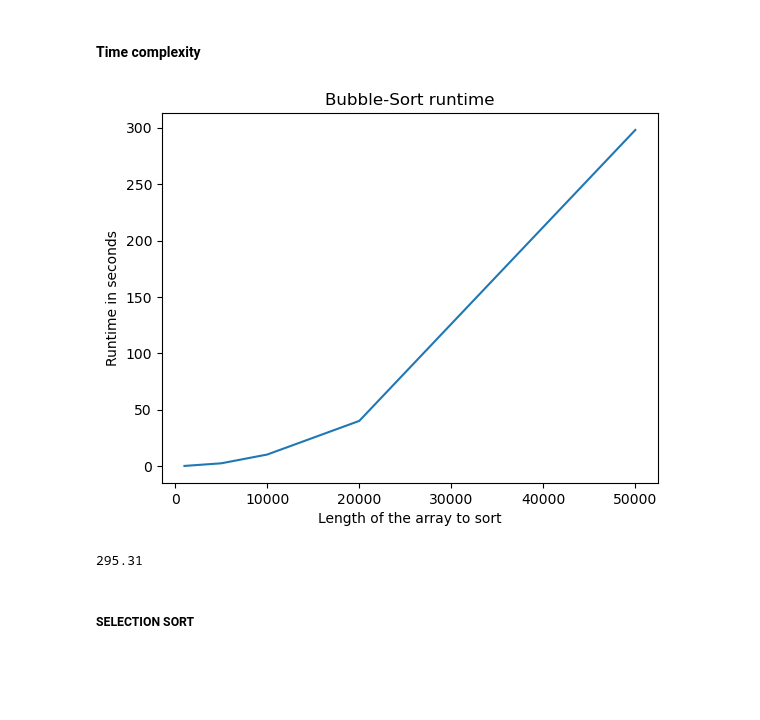
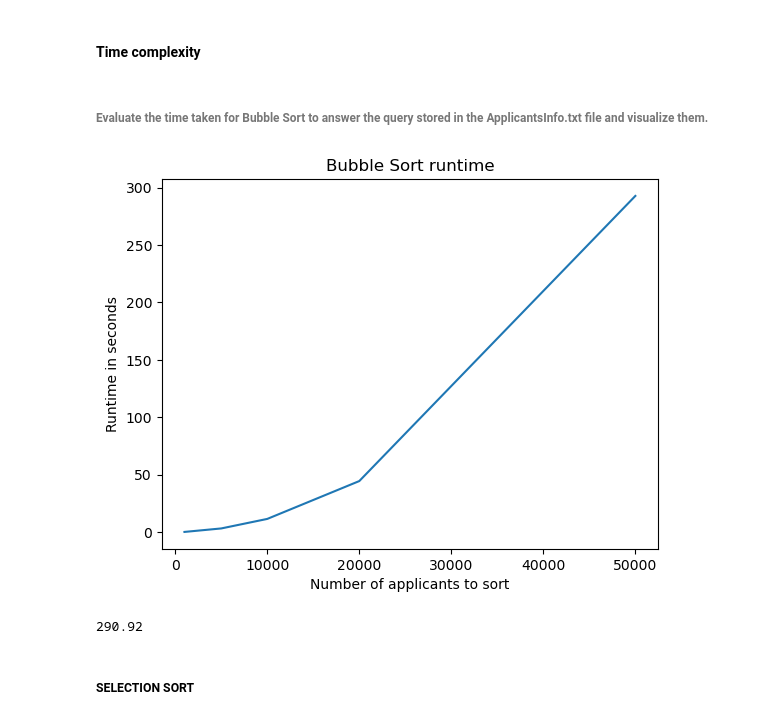
Before and after one commit to MattiaCastaldo/Homework-3, a Jupyter notebook: Theory.ipynb, the cells around one changed output. Drawn from its saved outputs; the diff is of its cells as text; code cells hidden in the pictures; blank space fills up the shorter version.

```diff
--- a/Theory.ipynb
+++ b/Theory.ipynb
@@ -60,6 +60,7 @@ with  open('ApplicantsInfo.txt','r') as f:
     data=f.readlines()
 
 def Bubble_Sort(N):
+    start=perf_counter()## perf_counter() in order to compute the time that algorithm needs to execute the query stored into ApplicantsInfo.txt
     ######################
 
     # First of all I created a list where for each row in data, it is appended a nested list where in elemnent 0 it is stored the applicant's name and in element 1 position -->
@@ -79,10 +80,11 @@ def Bubble_Sort(N):
         row.append(round(average,2))
         out.append(row)
     n=len(out)
+
     ######################
 
     # here starts the actual algorithm
-    start=perf_counter() ## perf_counter() in order to compute the time that algorithm needs to sort the list
+
     for i in range(n):
         for j in range(0,n-i-1):
 
@@ -92,32 +94,42 @@ def Bubble_Sort(N):
                 if out[j][0]>out[j+1][0]:
                     out[j],out[j+1]=out[j+1],out[j]
     ### It swaps two nested list also if it finds two name not in ascending order
+
+
+
+    ### now I created a txt file where there all the names of the applicants and the average sorted by descending order
+    with open('RankingList_BubbleSort.txt','w') as f:
+        for i in out:
+            a=i[0]+' '+str(i[1])
+            f.write(a)
+            f.write('\n')
+
     end=perf_counter()
     final_time = end-start
     time=round(final_time,2)
-    ### now I created a txt file where there all the names of the applicants and the average sorted by descending order
-
 
     return time
 # %% [markdown]
 #### Time complexity
+# %% [markdown]
+###### Evaluate the time taken for Bubble Sort to answer the query stored in the ApplicantsInfo.txt file and visualize them.
 # %%
 #### I stored the time that this algorithm need in order to sort five array with five different length
 x=[1000,5000,10000,20000,50000]
 y=[Bubble_Sort(1000),Bubble_Sort(5000),Bubble_Sort(10000),Bubble_Sort(20000),Bubble_Sort(50000)]
 # %%
-### Plot time complexity
+### Plot runtime of Bubble Sort
 plt.plot(x,y)
-plt.xlabel('Length of the array to sort')
+plt.xlabel('Number of applicants to sort')
 plt.ylabel('Runtime in seconds')
-plt.title('Bubble-Sort runtime')
+plt.title('Bubble Sort runtime')
 plt.show()
 # %% [output]
-[figure, old version]
+[figure, new version]
 # %%
-Bubble_Sort(50000) #### Time needed to sort a list of 50,000 elements in seconds
+Bubble_Sort(50000) #### Time needed to execute the query stored into ApplicantsInfo.txt in seconds
 # %% [output]
-295.31
+290.92
 # %% [markdown]
 ##### SELECTION SORT
 # %% [markdown]
```
Also changed, not shown: parts of 14 cells of this notebook.
